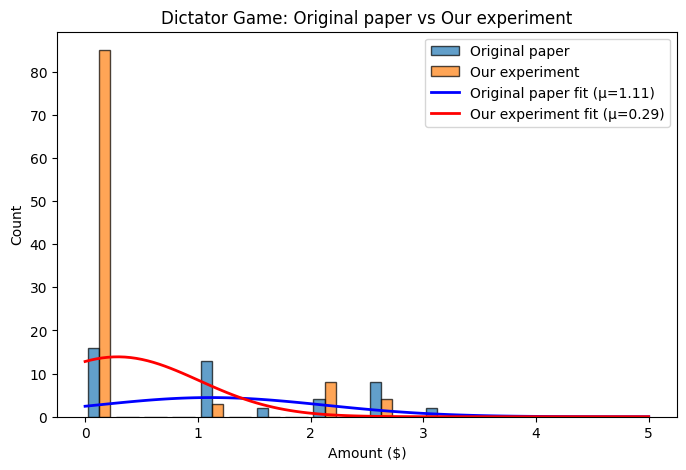
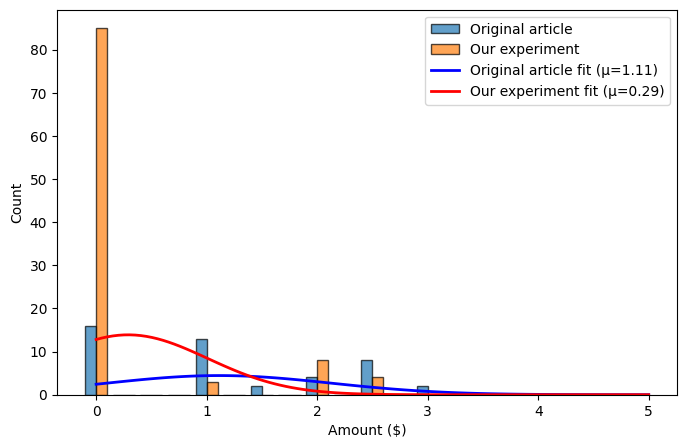
Code edit (unified diff) that turned the first committed figure into the second:
--- before
+++ after
@@ -11,5 +11,5 @@
 fig, ax = plt.subplots(figsize=(8, 5))
 bins = np.arange(0, 5.25, 0.25)
-ax.hist([original_dictator, dictator_amounts], bins=bins, histtype="bar", alpha=0.7, edgecolor="black", label=["Original paper", "Our experiment"])
+ax.hist([original_dictator, dictator_amounts], bins=bins, histtype="bar", alpha=0.7, edgecolor="black", label=["Original article", "Our experiment"], align='left')
 
 mu_orig, std_orig = norm.fit(original_dictator)
@@ -17,32 +17,37 @@
 x = np.linspace(0, 5, 100)
 bin_width = 0.25
-ax.plot(x, norm.pdf(x, mu_orig, std_orig) * len(original_dictator) * bin_width, "b-", linewidth=2, label=f"Original paper fit (μ={mu_orig:.2f})")
+ax.plot(x, norm.pdf(x, mu_orig, std_orig) * len(original_dictator) * bin_width, "b-", linewidth=2, label=f"Original article fit (μ={mu_orig:.2f})")
 ax.plot(x, norm.pdf(x, mu_exp, std_exp) * len(dictator_amounts) * bin_width, "r-", linewidth=2, label=f"Our experiment fit (μ={mu_exp:.2f})")
 
 ax.set_xlabel("Amount ($)")
 ax.set_ylabel("Count")
-ax.set_title("Dictator Game: Original paper vs Our experiment")
+#ax.set_title("Dictator Game: Original article vs Our experiment")
 ax.legend()
+plt.savefig("assets/dictator_original_vs_experiment.pdf", bbox_inches="tight")
 plt.show()
 
-print(f"Original paper: μ = {mu_orig:.2f}, σ = {std_orig:.2f}")
+print("Dictator game")
+print(f"Original article: μ = {mu_orig:.2f}, σ = {std_orig:.2f}")
 print(f"Our experiment: μ = {mu_exp:.2f}, σ = {std_exp:.2f}")
 
-# Ultimatum Game: Original paper vs Our experiment (Accepted vs Rejected)
+# Ultimatum Game: Original article vs Our experiment (Accepted vs Rejected)
 fig, ax = plt.subplots(figsize=(8, 5))
-ax.hist([original_ulti_reject, rejected], bins=bins, histtype="bar", alpha=0.7, edgecolor="black", label=["Rejected (Original paper)", "Rejected (Our experiment)"])
-ax.hist([original_ulti_accept, accepted], bins=bins, histtype="bar", alpha=0.7, edgecolor="black", label=["Accepted (Original paper)", "Accepted (Our experiment)"])
+ax.hist([original_ulti_reject, rejected], bins=bins, histtype="bar", alpha=0.7, edgecolor="black", label=["Rejected (Original article)", "Rejected (Our experiment)"], align='left')
+ax.hist([original_ulti_accept, accepted], bins=bins, histtype="bar", alpha=0.7, edgecolor="black", label=["Accepted (Original article)", "Accepted (Our experiment)"], align='left')
 
 mu_orig, std_orig = norm.fit(original_ulti_accept + original_ulti_reject)
 mu_exp, std_exp = norm.fit(ultimatum_offers)
-ax.plot(x, norm.pdf(x, mu_orig, std_orig) * len(original_ulti_accept + original_ulti_reject) * bin_width, "b-", linewidth=2, label=f"Original paper fit (μ={mu_orig:.2f})")
+ax.plot(x, norm.pdf(x, mu_orig, std_orig) * len(original_ulti_accept + original_ulti_reject) * bin_width, "b-", linewidth=2, label=f"Original article fit (μ={mu_orig:.2f})")
 ax.plot(x, norm.pdf(x, mu_exp, std_exp) * len(ultimatum_offers) * bin_width, "r-", linewidth=2, label=f"Our experiment fit (μ={mu_exp:.2f})")
 
 ax.set_xlabel("Offer ($)")
 ax.set_ylabel("Count")
-ax.set_title("Ultimatum Game: Original paper vs Our experiment")
+#ax.set_title("Ultimatum Game: Original article vs Our experiment")
 ax.legend()
+plt.savefig("assets/ultimatum_original_vs_experiment.pdf", bbox_inches="tight")
 plt.show()
 
-print(f"Original paper: μ = {mu_orig:.2f}, σ = {std_orig:.2f}")
+print("Ultimatum game")
+
+print(f"Original article: μ = {mu_orig:.2f}, σ = {std_orig:.2f}")
 print(f"Our experiment: μ = {mu_exp:.2f}, σ = {std_exp:.2f}")

Commit: dictator and love island final assets